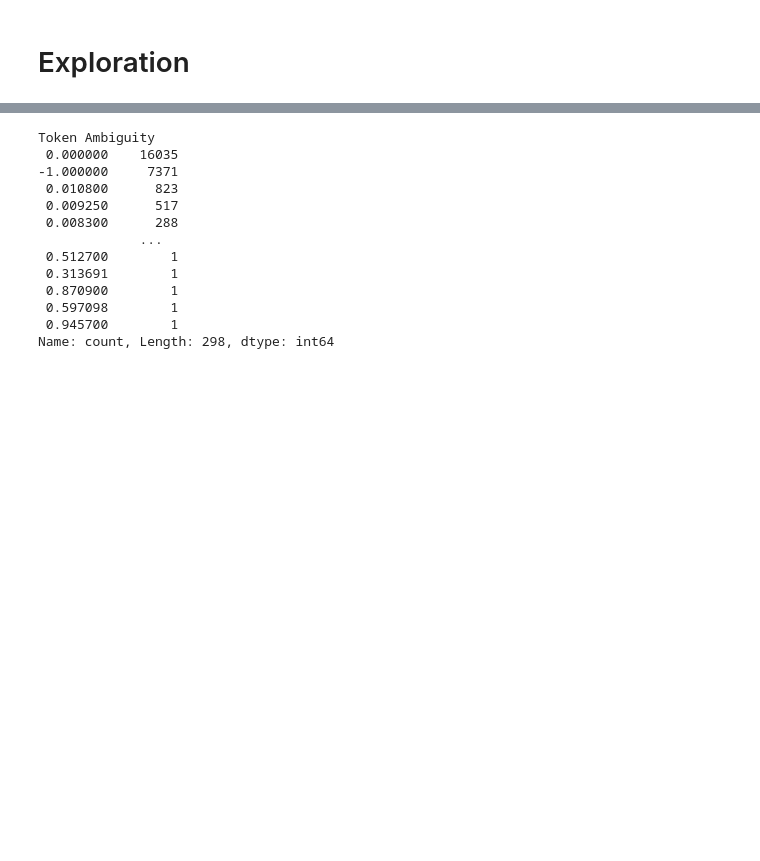
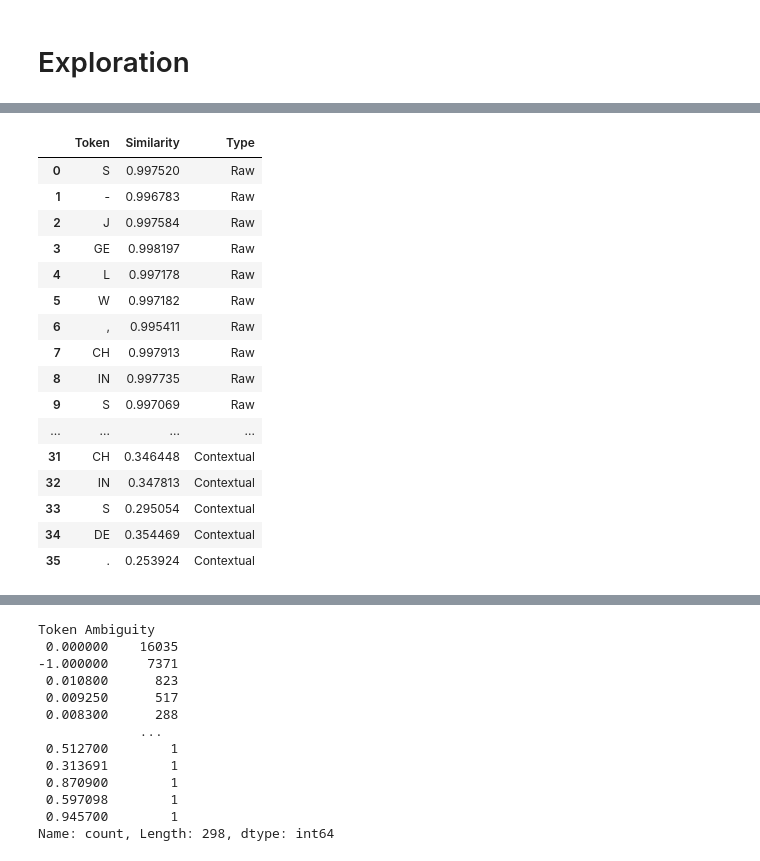
Before and after one commit to ay94/deformar-dashboard, a Jupyter notebook: notebooks/analysis/word_embeddings_representation.ipynb, the cells around one changed output, grey strips where cells are left out. Saved outputs shown, nothing was run; the diff lists cells and outputs as text; code cells hidden in the pictures; blank space fills up the shorter version.

```diff
--- a/notebooks/analysis/word_embeddings_representation.ipynb
+++ b/notebooks/analysis/word_embeddings_representation.ipynb
@@ -168,0 +171,25 @@ fig.show()
+# %%
+comparer = TokenEmbeddingComparer(dash_data, "conll2003_bert")
+df, fig = comparer.compare(sentence_id=0, top_k=15)
+
+# Show manually if needed
+display(df)
+fig.show()
+# %% [output]
+|  | Token | Similarity | Type |
+| 0 | S | 0.997520 | Raw |
+| 1 | - | 0.996783 | Raw |
+| 2 | J | 0.997584 | Raw |
+| 3 | GE | 0.998197 | Raw |
+| 4 | L | 0.997178 | Raw |
+| 5 | W | 0.997182 | Raw |
+| 6 | , | 0.995411 | Raw |
+| 7 | CH | 0.997913 | Raw |
+| 8 | IN | 0.997735 | Raw |
+| 9 | S | 0.997069 | Raw |
+| ... | ... | ... | ... |
+| 31 | CH | 0.346448 | Contextual |
+| 32 | IN | 0.347813 | Contextual |
+| 33 | S | 0.295054 | Contextual |
+| 34 | DE | 0.354469 | Contextual |
+| 35 | . | 0.253924 | Contextual |
```
Also changed, not shown: parts of 6 cells of this notebook, 5 other files.
